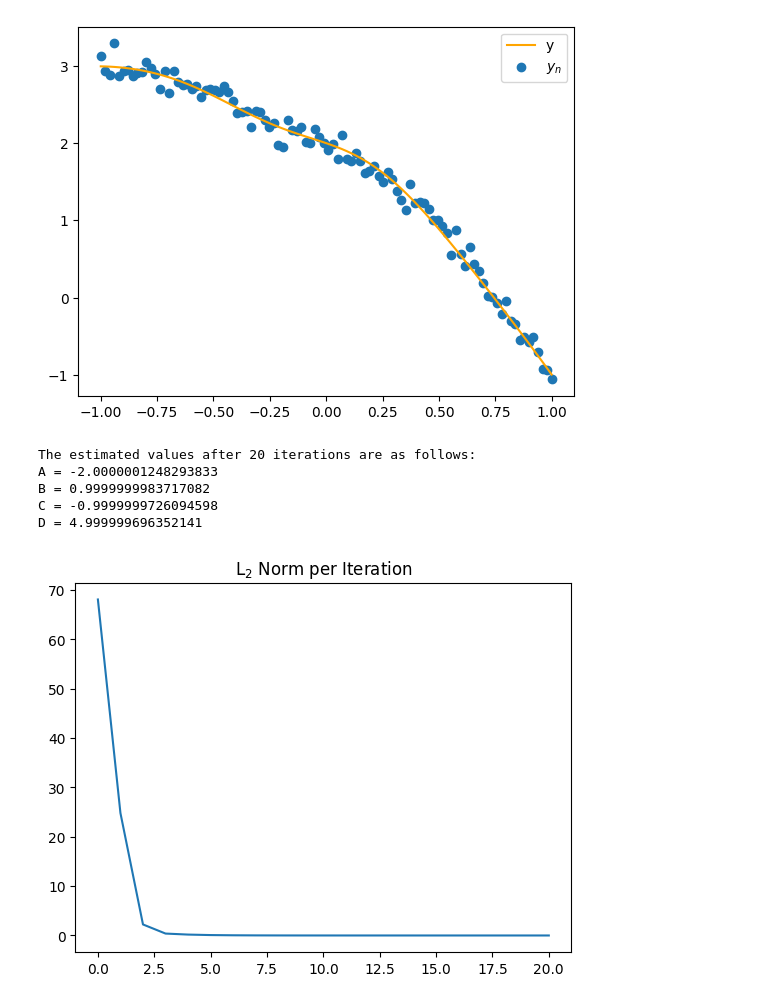
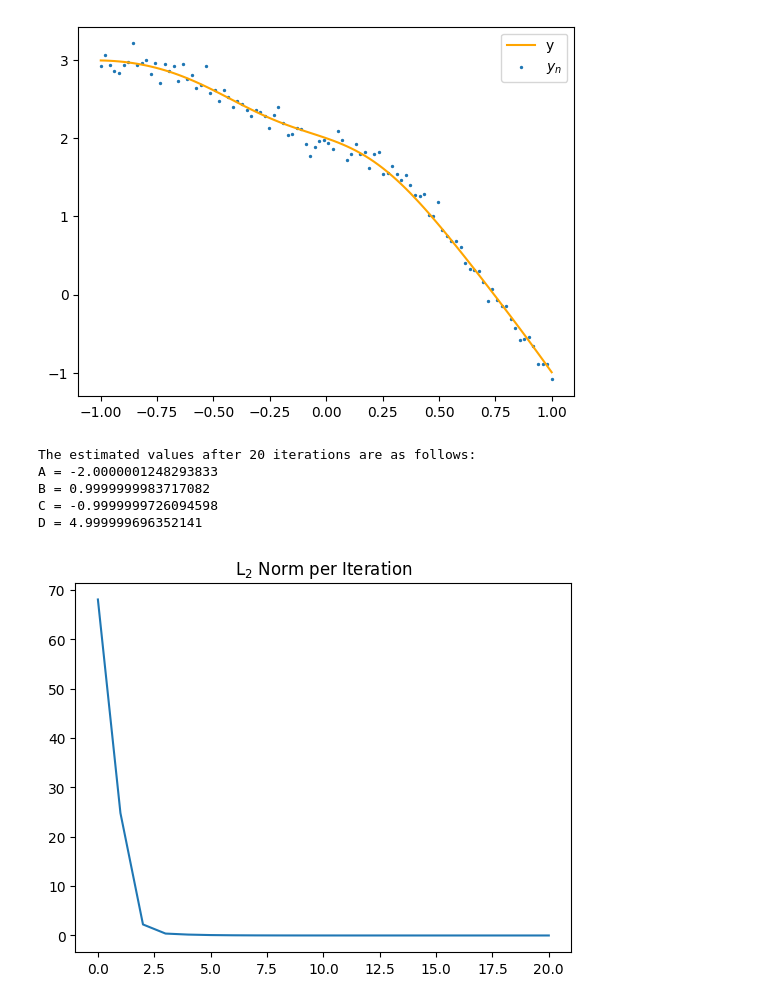
Before and after one commit to h-e-t/AERO222, a Jupyter notebook: HW3/TruebaHW3.ipynb, the cells around one changed output. Saved outputs shown, nothing was run; the diff lists cells and outputs as text; code cells hidden in the pictures.

```diff
--- a/HW3/TruebaHW3.ipynb
+++ b/HW3/TruebaHW3.ipynb
@@ -127,60 +130,61 @@ plt.title('')
-# %%
-#### Problem 3 #####
-x = np.linspace(-1, 1, 100)
-y = 12 - x**2 - np.exp(-5*x**2)*np.sin(-x)-2*(5+x)
-noise = np.random.normal(0, .1, 100)
-
-y_n = y + noise
-
-plt.plot(x, y, color = 'orange', label = 'y')
-plt.scatter(x, y_n, label = '$y_n$')
-
-plt.legend()
-
-plt.show()
-# %% [output]
-[figure, removed]
 # %%
+#### Problem 3 #####
+x = np.linspace(-1, 1, 100)
+y = 12 - x**2 - np.exp(-5*x**2)*np.sin(-x)-2*(5+x)
+noise = np.random.normal(0, .1, 100)
+
+y_n = y + noise
+
+plt.plot(x, y, color = 'orange', label = 'y')
+plt.scatter(x, y_n, label = '$y_n$', s=2)
+
+plt.legend()
+
+plt.show()
 
 def f(x, ck):
     a, b, c, d = ck
     return (12 - b*x**2 - np.exp(-d*x**2)*np.sin(c*x)+a*(b*d-c*x))
 
 def Jac(x, ck):
+    # different constants to being calculated
     a, b, c, d = ck
+
+    # array that in each column contains the function's partials evaluated at every x provided
     return np.array([b*d - c*x, -x**2 + a*d,-np.cos(c * x) * x * np.exp(-d * x**2),
                       np.exp(-d*x**2) * x**2 * np.sin(c * x) + a * b]).T
 
 
 
 # # initial guess
 ck = np.array([-2.2, .3, -1,5.2])
 normList = []
 iteration =[]
 for i in range(0,1001):
     res = f(x, ck) - f(x, [-2, 1, -1, 5])
     cknew = ck - np.linalg.pinv(Jac(x,ck)) @ res
     ck = cknew
 
     iteration.append(i)
     normList.append(norm(res, 2))
 
     if norm(res, 2) < 1E-6:
         print(f'The estimated values after {i} iterations are as follows:')
         print(f'A = {ck[0]}')
         print(f'B = {ck[1]}')
         print(f'C = {ck[2]}')
         print(f'D = {ck[3]}')
 
         plt.plot(iteration, normList)
         plt.title('L$_{2}$ Norm per Iteration')
         plt.show()
 
         break
 # %% [output]
+[figure, new version]
 The estimated values after 20 iterations are as follows:
 A = -2.0000001248293833
 B = 0.9999999983717082
 C = -0.9999999726094598
 D = 4.999999696352141
-[figure, old version]
+[figure, added]
```
Also changed, not shown: parts of 2 cells of this notebook.
